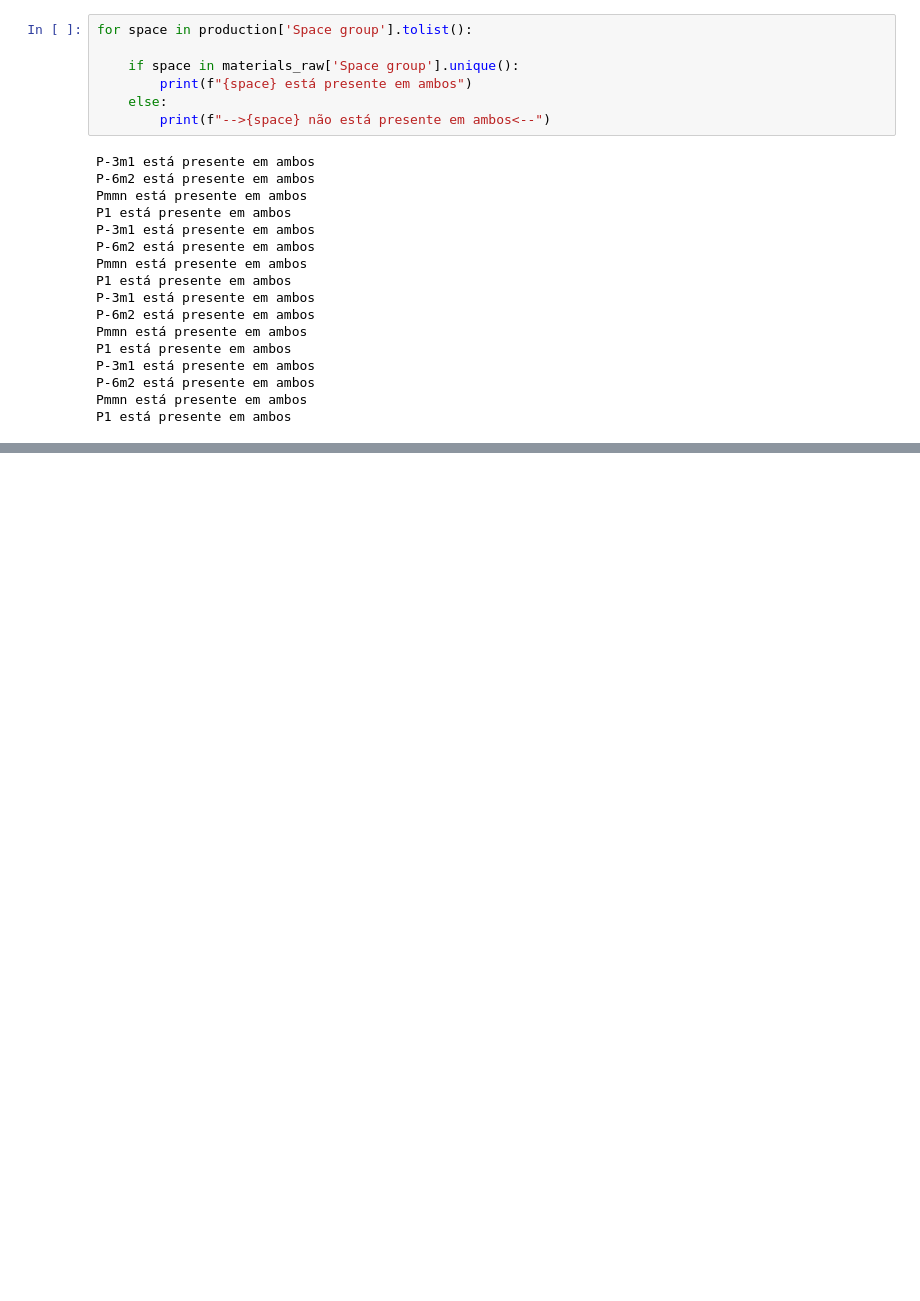
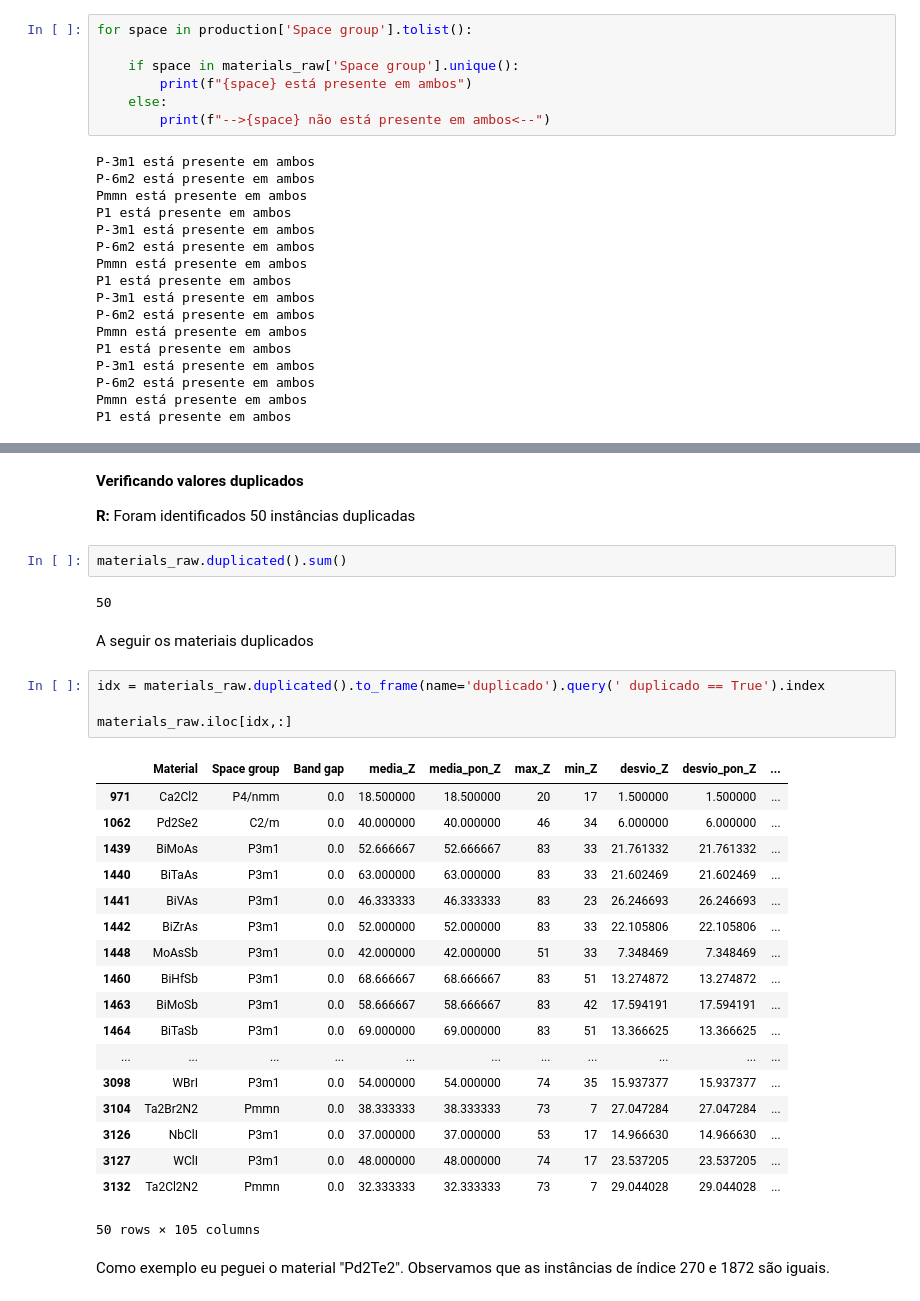
Before and after one commit to Alexandre-Esposte/Machine-learning-aplicado-f-sica, a Jupyter notebook: lista4-project2/lista4-project2.ipynb, the cells around one changed output, grey strips where cells are left out. Cells and saved outputs as stored; diff of their text form; blank space fills up the shorter version.

```diff
--- a/lista4-project2/lista4-project2.ipynb
+++ b/lista4-project2/lista4-project2.ipynb
@@ -275,0 +322,35 @@ P1 está presente em ambos
+# %% [markdown]
+**Verificando valores duplicados**
+
+**R:** Foram identificados 50 instâncias duplicadas
+# %%
+materials_raw.duplicated().sum()
+# %% [output]
+50
+# %% [markdown]
+A seguir os materiais duplicados
+# %%
+idx = materials_raw.duplicated().to_frame(name='duplicado').query(' duplicado == True').index
+
+materials_raw.iloc[idx,:]
+# %% [output]
+|  | Material | Space group | Band gap | media_Z | media_pon_Z | max_Z | min_Z | desvio_Z | desvio_pon_Z | ... |
+| 971 | Ca2Cl2 | P4/nmm | 0.0 | 18.500000 | 18.500000 | 20 | 17 | 1.500000 | 1.500000 | ... |
+| 1062 | Pd2Se2 | C2/m | 0.0 | 40.000000 | 40.000000 | 46 | 34 | 6.000000 | 6.000000 | ... |
+| 1439 | BiMoAs | P3m1 | 0.0 | 52.666667 | 52.666667 | 83 | 33 | 21.761332 | 21.761332 | ... |
+| 1440 | BiTaAs | P3m1 | 0.0 | 63.000000 | 63.000000 | 83 | 33 | 21.602469 | 21.602469 | ... |
+| 1441 | BiVAs | P3m1 | 0.0 | 46.333333 | 46.333333 | 83 | 23 | 26.246693 | 26.246693 | ... |
+| 1442 | BiZrAs | P3m1 | 0.0 | 52.000000 | 52.000000 | 83 | 33 | 22.105806 | 22.105806 | ... |
+| 1448 | MoAsSb | P3m1 | 0.0 | 42.000000 | 42.000000 | 51 | 33 | 7.348469 | 7.348469 | ... |
+| 1460 | BiHfSb | P3m1 | 0.0 | 68.666667 | 68.666667 | 83 | 51 | 13.274872 | 13.274872 | ... |
+| 1463 | BiMoSb | P3m1 | 0.0 | 58.666667 | 58.666667 | 83 | 42 | 17.594191 | 17.594191 | ... |
+| 1464 | BiTaSb | P3m1 | 0.0 | 69.000000 | 69.000000 | 83 | 51 | 13.366625 | 13.366625 | ... |
+| ... | ... | ... | ... | ... | ... | ... | ... | ... | ... | ... |
+| 3098 | WBrI | P3m1 | 0.0 | 54.000000 | 54.000000 | 74 | 35 | 15.937377 | 15.937377 | ... |
+| 3104 | Ta2Br2N2 | Pmmn | 0.0 | 38.333333 | 38.333333 | 73 | 7 | 27.047284 | 27.047284 | ... |
+| 3126 | NbClI | P3m1 | 0.0 | 37.000000 | 37.000000 | 53 | 17 | 14.966630 | 14.966630 | ... |
+| 3127 | WClI | P3m1 | 0.0 | 48.000000 | 48.000000 | 74 | 17 | 23.537205 | 23.537205 | ... |
+| 3132 | Ta2Cl2N2 | Pmmn | 0.0 | 32.333333 | 32.333333 | 73 | 7 | 29.044028 | 29.044028 | ... |
+50 rows × 105 columns
+# %% [markdown]
+Como exemplo eu peguei o material "Pd2Te2". Observamos que as instâncias de índice 270 e 1872 são iguais.
```
Also changed, not shown: parts of 56 cells of this notebook, 5 other files.
